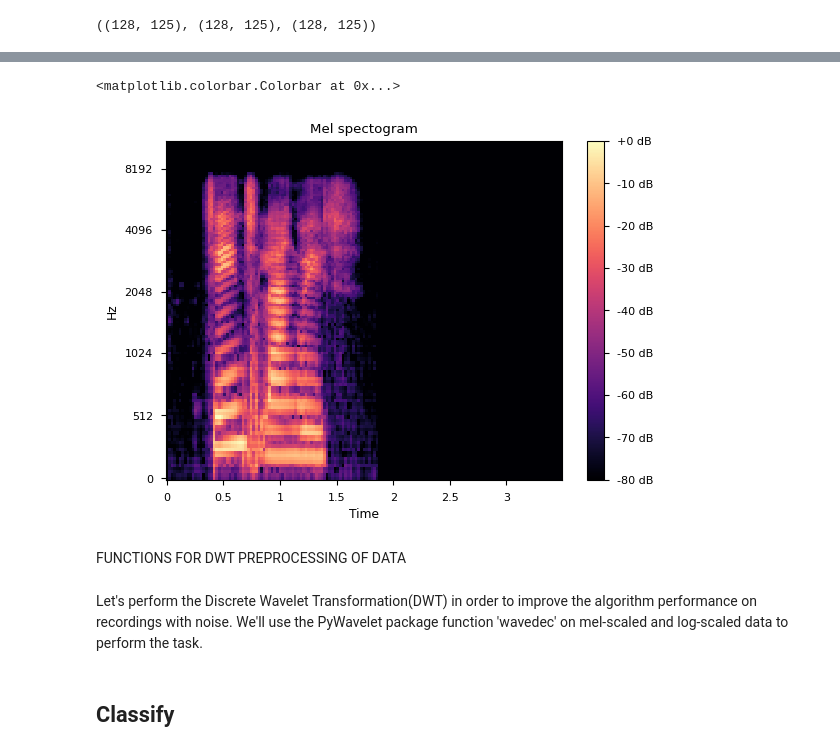
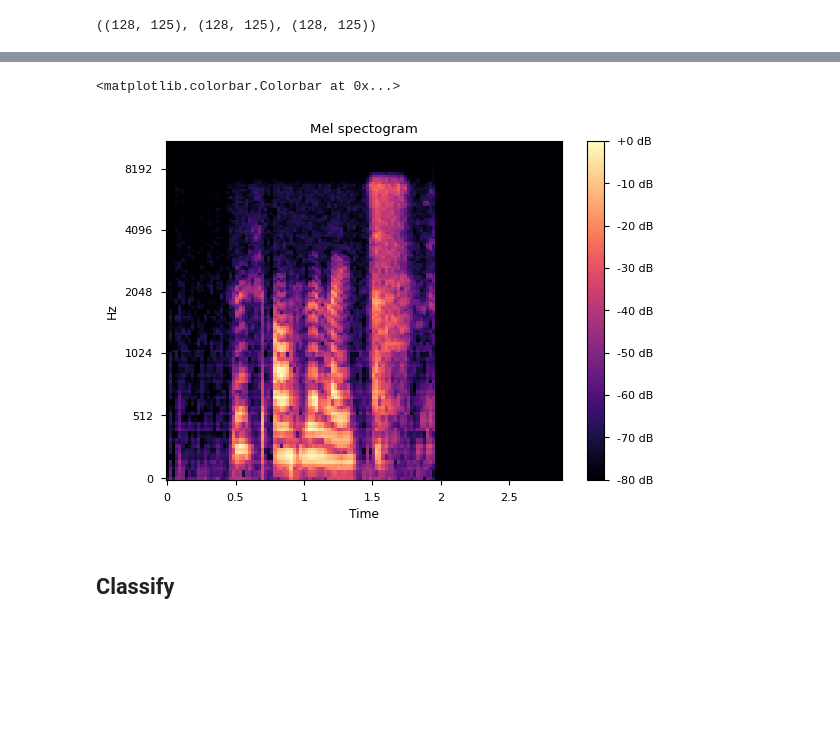
Before and after one commit to Ruglio/DSL-project, a Jupyter notebook: python/code.ipynb, the cells around one changed output, grey strips where cells are left out. Drawn from its saved outputs; the diff is of its cells as text; code cells hidden in the pictures; blank space fills up the shorter version.

```diff
--- a/python/code.ipynb
+++ b/python/code.ipynb
@@ -210,13 +228,8 @@ rms[0].shape, rms[1].shape, rms[2].shape
 # %%
 fig, ax = plt.subplots()
-img = librosa.display.specshow(mel_spects_db_filt[0], x_axis='time', y_axis='mel', ax=ax)
+img = librosa.display.specshow(mel_spects_db[2], x_axis='time', y_axis='mel', ax=ax)
 ax.set(title="Mel spectogram")
 fig.colorbar(img, ax=ax, format="%+2.0f dB")
 # %% [output]
 <matplotlib.colorbar.Colorbar at 0x...>
-[figure, old version]
+[figure, new version]
-# %% [markdown]
-FUNCTIONS FOR DWT PREPROCESSING OF DATA
-# %% [markdown]
-Let's perform the Discrete Wavelet Transformation(DWT) in order to improve the algorithm performance on recordings with noise.
-We'll use the PyWavelet package function 'wavedec' on mel-scaled and log-scaled data to perform the task.
```
Also changed, not shown: parts of 32 cells of this notebook.
